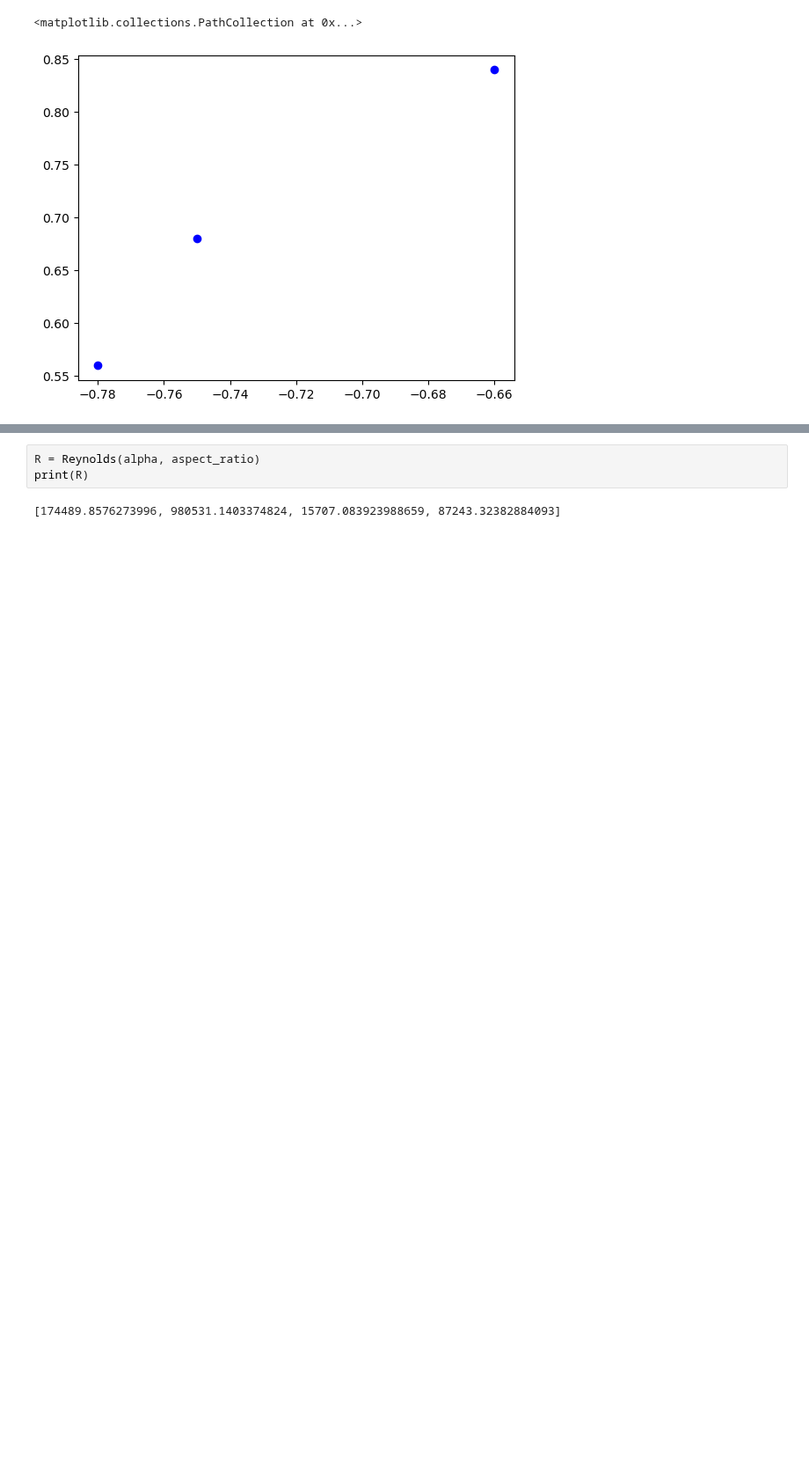
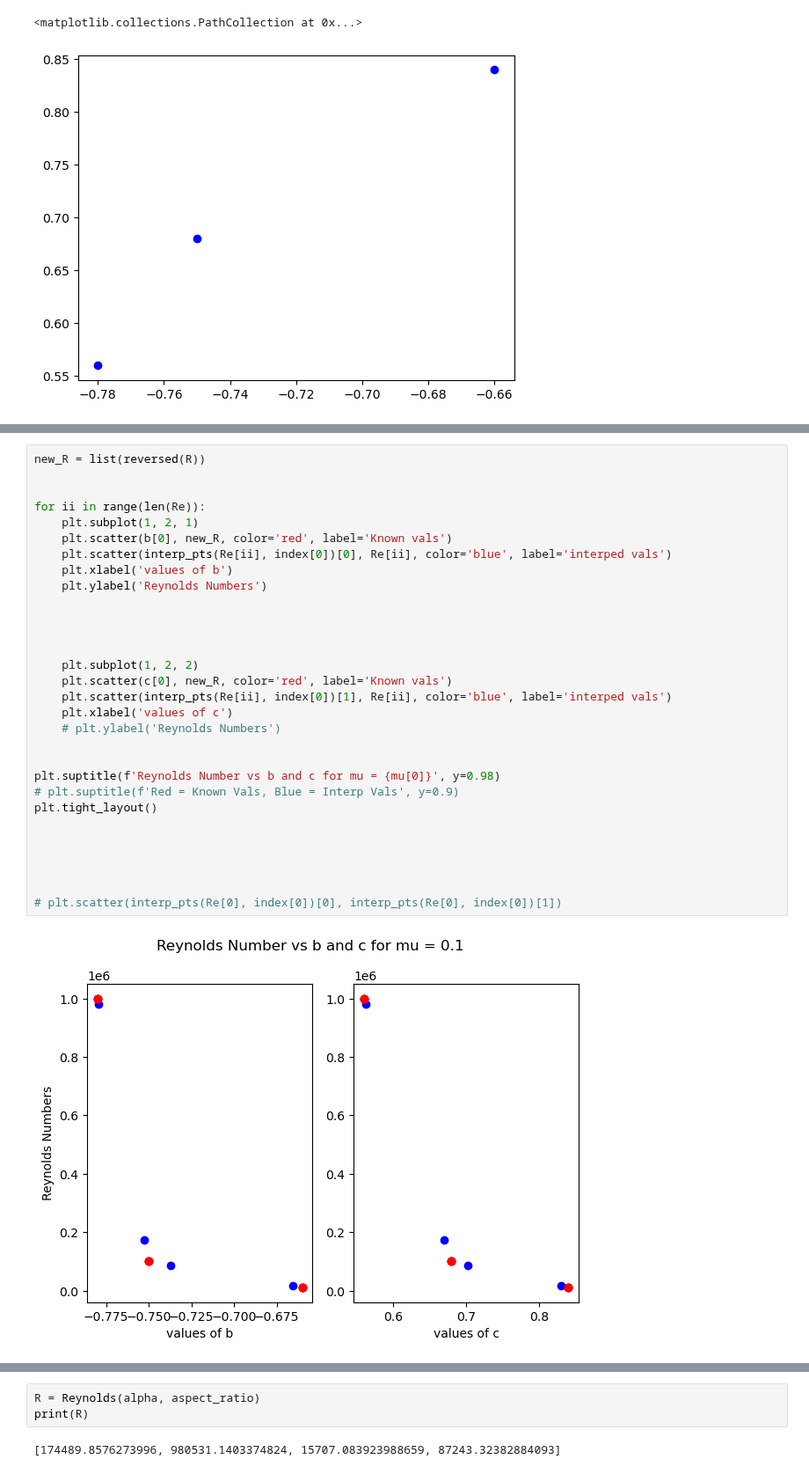
Before and after one commit to Chartman25/UnigeMasters, a Jupyter notebook: Astrophysics_Lab_Disc_Truncation/Reynolds_number_calc.ipynb, the cells around one changed output, grey strips where cells are left out. Shown at 88% size. Cells and saved outputs as stored; diff of their text form; blank space fills up the shorter version.

```diff
--- a/Astrophysics_Lab_Disc_Truncation/Reynolds_number_calc.ipynb
+++ b/Astrophysics_Lab_Disc_Truncation/Reynolds_number_calc.ipynb
@@ -216,0 +433,32 @@ aspect_ratio = [aspect_ratio_5e4, aspect_ratio_1e4, aspect_ratio_5e3, aspect_rat
+# %%
+new_R = list(reversed(R))
+
+
+for ii in range(len(Re)):
+    plt.subplot(1, 2, 1)
+    plt.scatter(b[0], new_R, color='red', label='Known vals')
+    plt.scatter(interp_pts(Re[ii], index[0])[0], Re[ii], color='blue', label='interped vals')
+    plt.xlabel('values of b')
+    plt.ylabel('Reynolds Numbers')
+
+
+
+
+    plt.subplot(1, 2, 2)
+    plt.scatter(c[0], new_R, color='red', label='Known vals')
+    plt.scatter(interp_pts(Re[ii], index[0])[1], Re[ii], color='blue', label='interped vals')
+    plt.xlabel('values of c')
+    # plt.ylabel('Reynolds Numbers')
+
+
+plt.suptitle(f'Reynolds Number vs b and c for mu = {mu[0]}', y=0.98)
+# plt.suptitle(f'Red = Known Vals, Blue = Interp Vals', y=0.9)
+plt.tight_layout()
+
+
+
+
+
+# plt.scatter(interp_pts(Re[0], index[0])[0], interp_pts(Re[0], index[0])[1])
+# %% [output]
+[figure, added]
```
Also changed, not shown: parts of 19 cells of this notebook, 2 other files.
